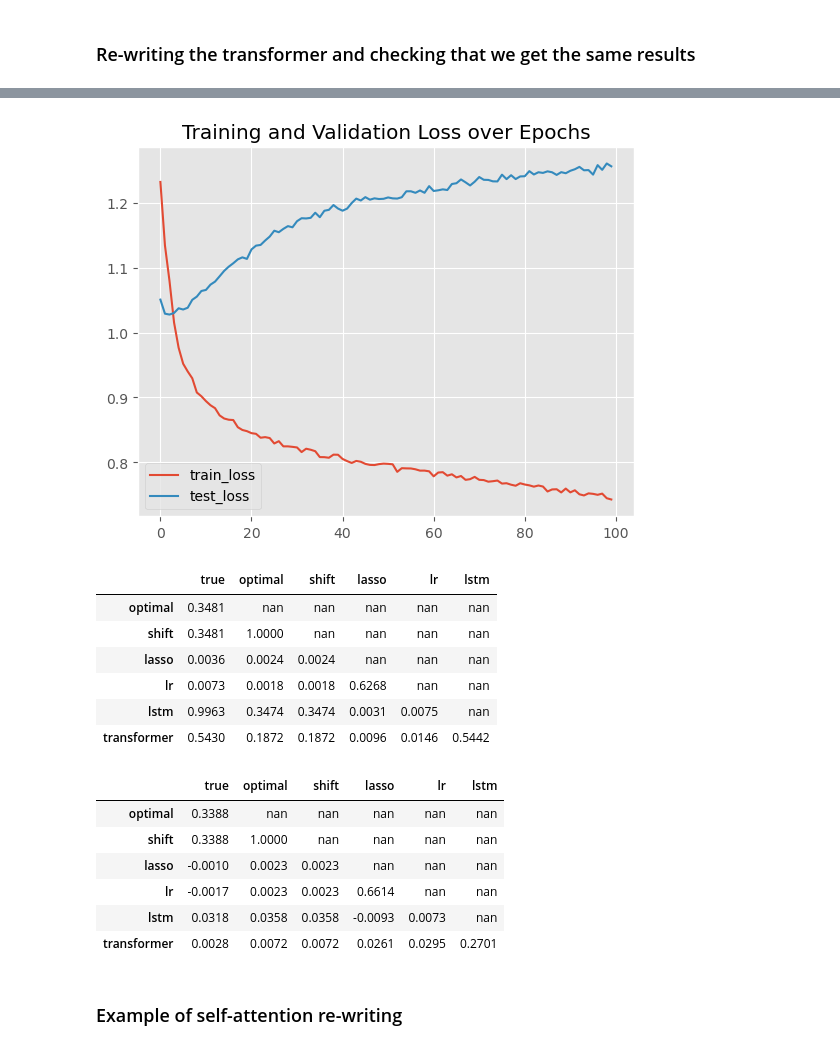
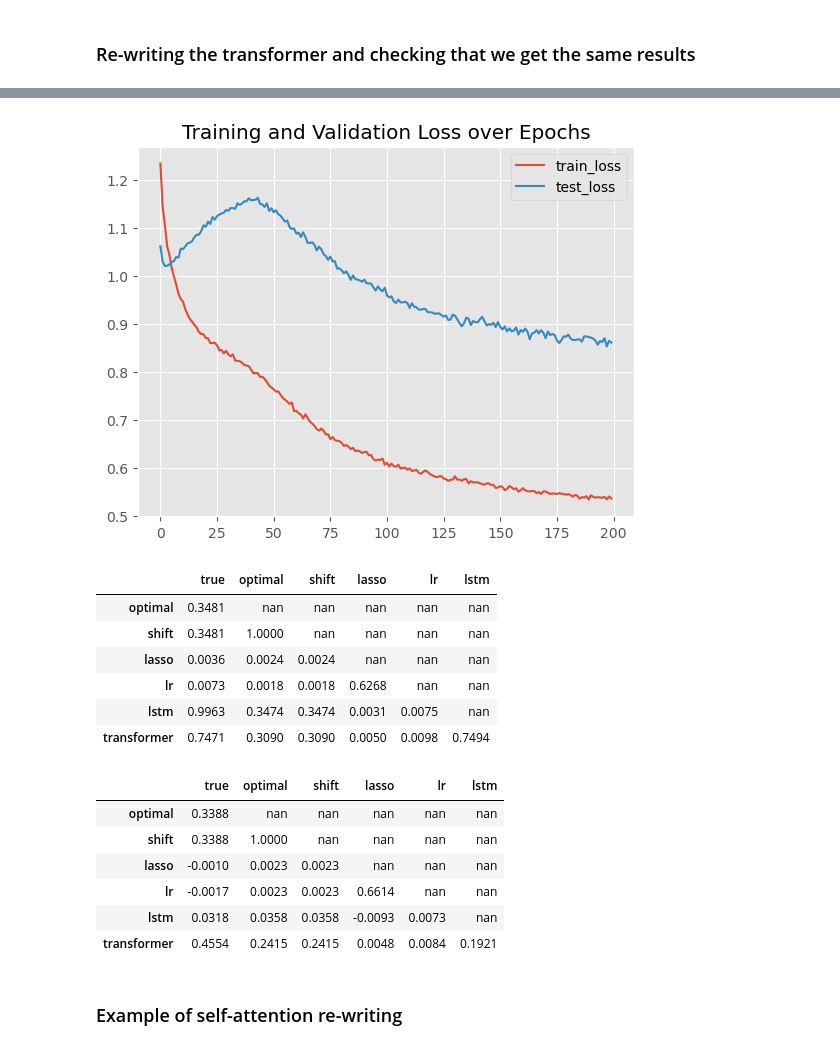
Before and after one commit to cyrilgarcia009/TSNN, a Jupyter notebook: notebooks/generators.ipynb, the cells around one changed output, grey strips where cells are left out. Cells and saved outputs as stored; diff of their text form; code cells hidden in the pictures.

Commit message:
Fixing the modified transformer which wasn't fitting correctly

```diff
--- a/notebooks/generators.ipynb
+++ b/notebooks/generators.ipynb
@@ -900,7 +947,11 @@ class TransformerDecoderLayer(nn.Module):
 # %%
+from torch.nn.attention.flex_attention import BlockMask, _mask_mod_signature, and_masks, or_masks
+
+
 class TransformerEncoderModel(nn.Module):
-    def __init__(self, n_ts, n_f, n_rolling, d_model=128, nhead=8, num_layers=2, dropout=0.8):
+    def __init__(self, n_ts, n_f, n_rolling, mask, d_model=128, nhead=8, num_layers=2, dropout=0.8):
         super().__init__()
+        self.mask = mask
         self.input_dim = n_ts * n_f
         self.d_model = d_model
 
@@ -933,9 +984,7 @@ class TransformerEncoderModel(nn.Module):
         x = x.reshape(B, n_rolling, n_ts*n_f)
         x = self.input_proj(x) + self.pos_embedding[:, :n_rolling, :]
 
-        # pass through Transformer encoder
-        causal_mask = torch.triu(torch.ones(n_rolling, n_rolling, device=x.device), diagonal=1).bool()
-        encoded = self.encoder(x, mask=causal_mask)
+        encoded = self.encoder(x, mask=self.mask)
 
         # last time step’s embedding for prediction
         out = self.decoder(encoded[:, -1, :])  # (B, N)
@@ -949,7 +992,16 @@ model_torch = torch_benchmarks.TorchWrapper(m, optimizer=optimizer)
+# %%
+mask = causal_mask
+mask = build_attention_mask(mask, 10, device=device)
+
+m = TransformerEncoderModel(Config.n_ts, Config.n_f, 10, mask=mask).to(device)
+optimizer = torch.optim.Adam(m.parameters(), lr=0.001)
+
+
+model_torch = torch_benchmarks.TorchWrapper(m, optimizer=optimizer)
 # %%
-model_torch.fit(z.train, test=z.test, epochs=100)
+model_torch.fit(z.train, test=z.test, epochs=200)
 # %% [output]
-[figure, old version]
+[figure, new version]
 # %%
 comp = benchmark_comparison.Comparator(models=[lasso, lr, model_lstm, model_torch], model_names=['lasso', 'lr', 'lstm', 'transformer'])
 # %%
@@ -961,7 +1013,7 @@ comp.correl(z, mode='train')
 | lasso | 0.0036 | 0.0024 | 0.0024 | nan | nan | nan |
 | lr | 0.0073 | 0.0018 | 0.0018 | 0.6268 | nan | nan |
 | lstm | 0.9963 | 0.3474 | 0.3474 | 0.0031 | 0.0075 | nan |
-| transformer | 0.5430 | 0.1872 | 0.1872 | 0.0096 | 0.0146 | 0.5442 |
+| transformer | 0.7471 | 0.3090 | 0.3090 | 0.0050 | 0.0098 | 0.7494 |
 # %%
 comp.correl(z, mode='test')
 # %% [output]
@@ -971,6 +1023,6 @@ comp.correl(z, mode='test')
 | lasso | -0.0010 | 0.0023 | 0.0023 | nan | nan | nan |
 | lr | -0.0017 | 0.0023 | 0.0023 | 0.6614 | nan | nan |
 | lstm | 0.0318 | 0.0358 | 0.0358 | -0.0093 | 0.0073 | nan |
-| transformer | 0.0028 | 0.0072 | 0.0072 | 0.0261 | 0.0295 | 0.2701 |
+| transformer | 0.4554 | 0.2415 | 0.2415 | 0.0048 | 0.0084 | 0.1921 |
 # %% [markdown]
 ### Example of self-attention re-writing
```
Also changed, not shown: parts of 17 cells of this notebook.
